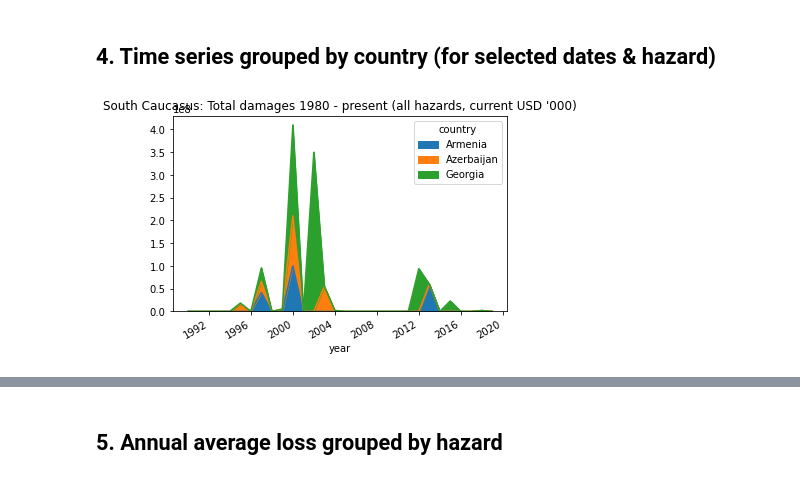
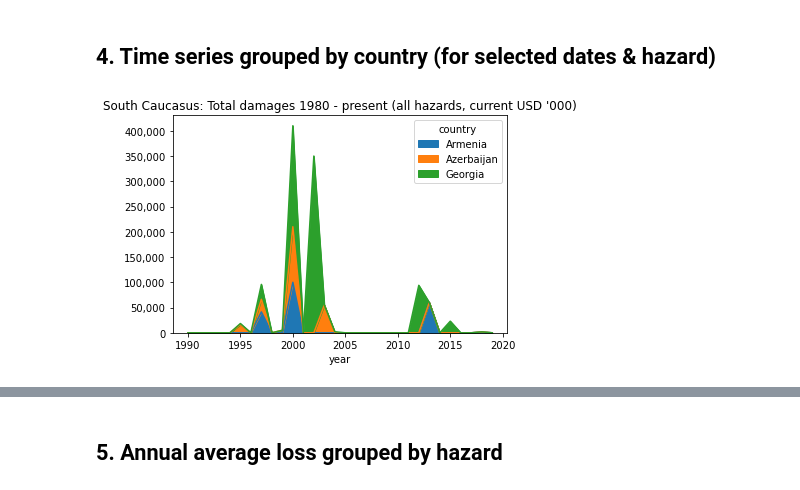
Before and after one commit to GFDRR/pyEmdat, a Jupyter notebook: example_notebook.ipynb, the cells around one changed output, grey strips where cells are left out. Saved outputs shown, nothing was run; the diff lists cells and outputs as text; code cells hidden in the pictures.

```diff
--- a/example_notebook.ipynb
+++ b/example_notebook.ipynb
@@ -75,6 +76,8 @@ df[cols_over_1000].plot(title = 'Mexico: deaths by hazard type since 1980');
 ## 4. Time series grouped by country (for selected dates & hazard)
 # %%
 df = ED.country_stats_timeseries(1980, 2020, ['Georgia','Armenia','Azerbaijan'],'all','total_damages')
-df.plot.area(title = "South Caucasus: Total damages 1980 - present (all hazards, current USD '000)");
+ax = df.plot.area(title = "South Caucasus: Total damages 1980 - present (all hazards, current USD '000)")
+y_labels = ax.get_yticks()
+ax.yaxis.set_major_formatter(mpl.ticker.StrMethodFormatter('{x:,.0f}'));
 # %% [output]
-[figure, old version]
+[figure, new version]
```
Also changed, not shown: parts of 18 cells of this notebook, 10 other files.
